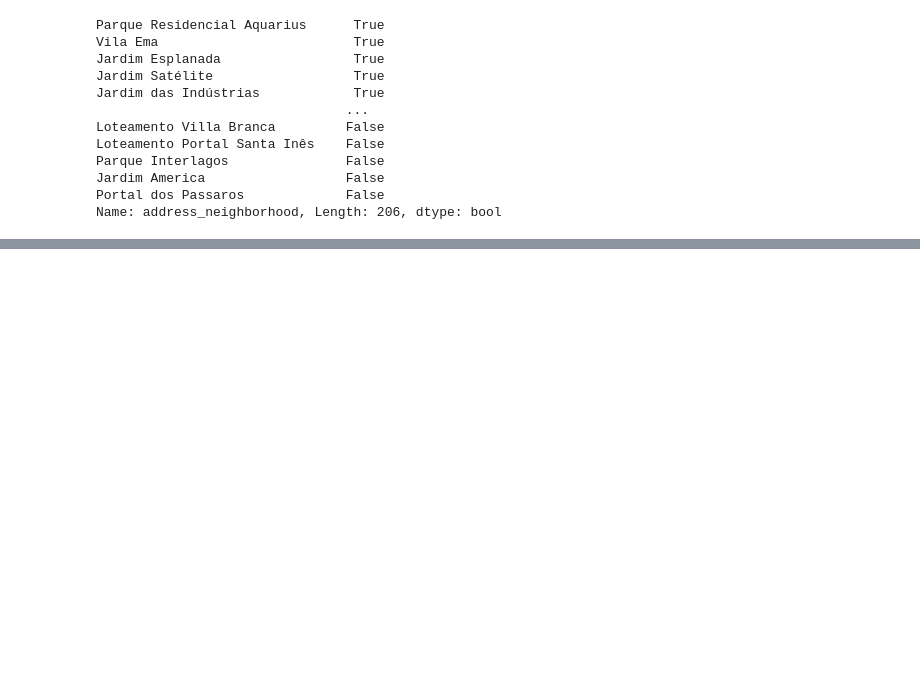
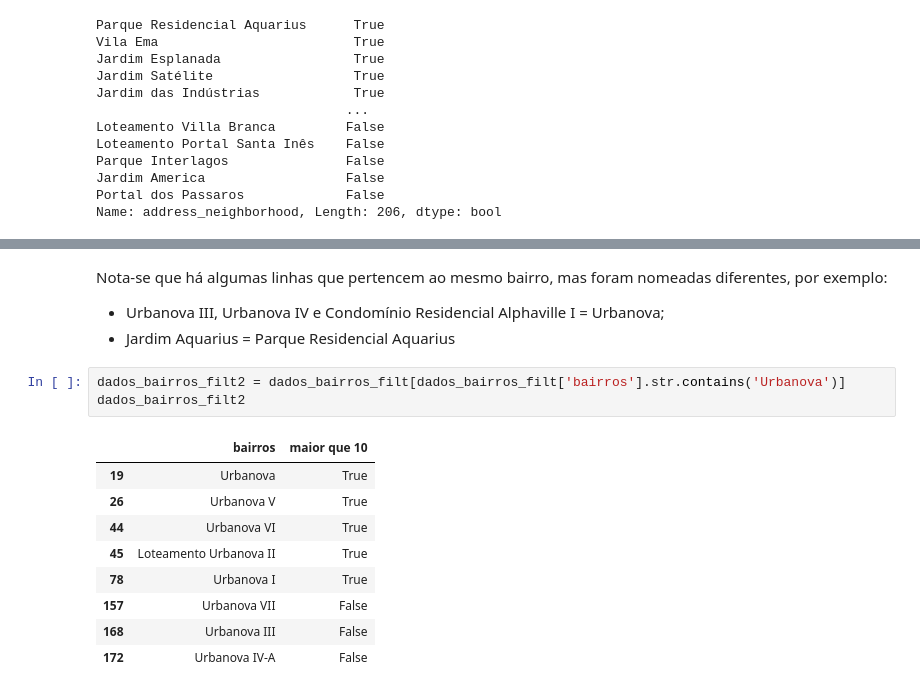
Before and after one commit to fabiollg/PI-4_Predicao_Valores_Imoveis_SJC, a Jupyter notebook: PI_4_Predicao_Valores_Imoveis_SJC.ipynb, the cells around one changed output, grey strips where cells are left out. Drawn from its saved outputs; the diff is of its cells as text; blank space fills up the shorter version.

```diff
--- a/PI_4_Predicao_Valores_Imoveis_SJC.ipynb
+++ b/PI_4_Predicao_Valores_Imoveis_SJC.ipynb
@@ -239,0 +245,17 @@ dados_bairros_filt
+# %% [markdown]
+Nota-se que há algumas linhas que pertencem ao mesmo bairro, mas foram nomeadas diferentes, por exemplo:
+ *   Urbanova III, Urbanova IV e Condomínio Residencial Alphaville I = Urbanova;
+ *   Jardim Aquarius = Parque Residencial Aquarius
+# %%
+dados_bairros_filt2 = dados_bairros_filt[dados_bairros_filt['bairros'].str.contains('Urbanova')]
+dados_bairros_filt2
+# %% [output]
+|  | bairros | maior que 10 |
+| 19 | Urbanova | True |
+| 26 | Urbanova V | True |
+| 44 | Urbanova VI | True |
+| 45 | Loteamento Urbanova II | True |
+| 78 | Urbanova I | True |
+| 157 | Urbanova VII | False |
+| 168 | Urbanova III | False |
+| 172 | Urbanova IV-A | False |
```
Also changed, not shown: parts of 4 cells of this notebook.
